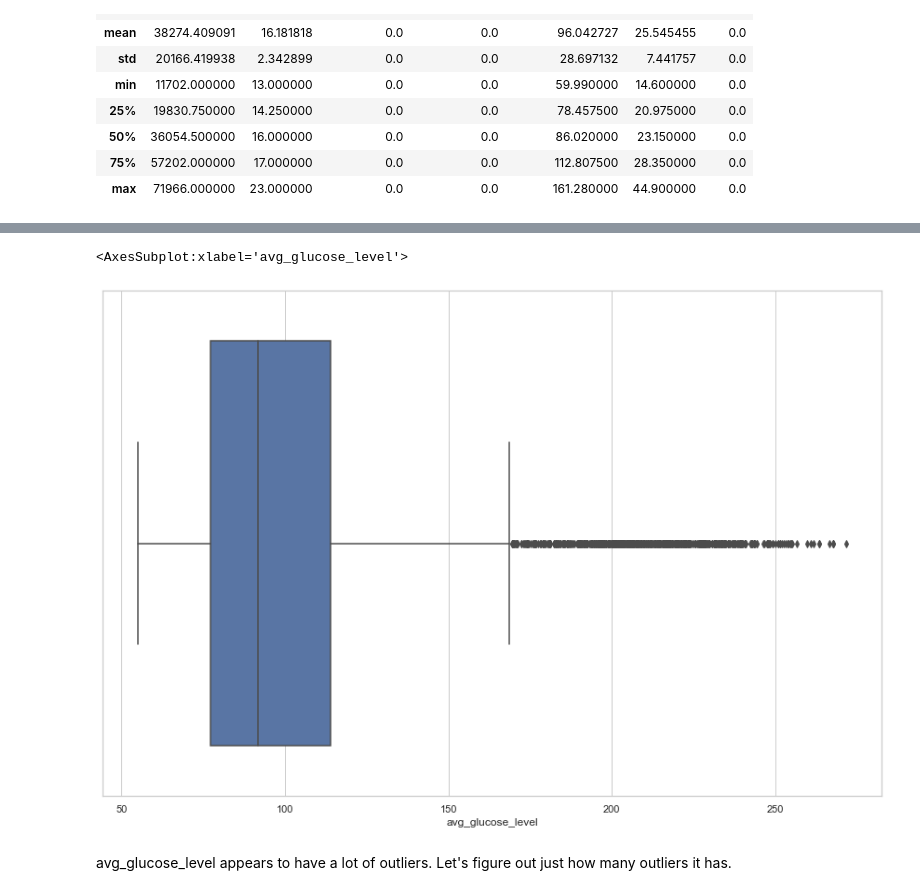
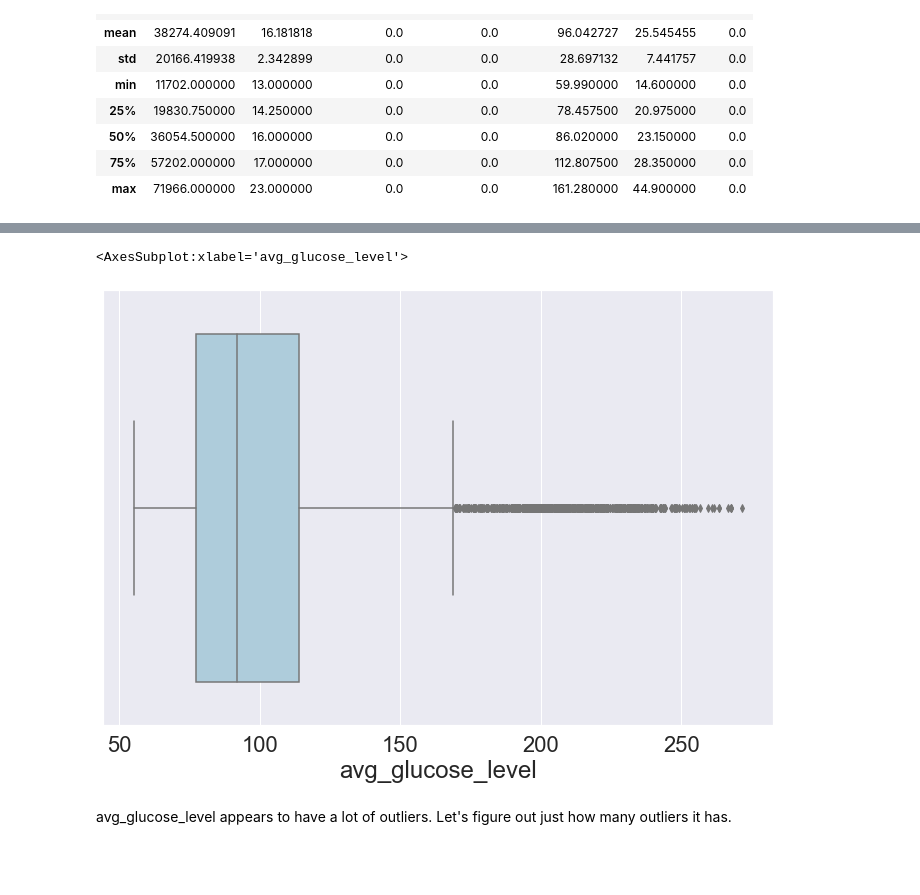
Before and after one commit to KyleSukley/StrokeData, a Jupyter notebook: StrokeData.ipynb, the cells around one changed output, grey strips where cells are left out. Saved outputs shown, nothing was run; the diff lists cells and outputs as text; code cells hidden in the pictures; blank space fills up the shorter version.

```diff
--- a/StrokeData.ipynb
+++ b/StrokeData.ipynb
@@ -127,5 +150,6 @@ One of the first things to look for when performing binary classification is tar
 # %%
 sns.set_theme(style="whitegrid")
+sns.set(font_scale=2)
 
 plt.figure(figsize=(8,6))
 sns.countplot(data=df, x='stroke', palette='Paired')
@@ -236,0 +225,12 @@ sns.boxenplot(x='age',data=df, palette='Paired')
+# %%
+fig, (ax1, ax2) = plt.subplots(2, figsize=(25,15))
+sns.set(font_scale=2)
+
+sns.boxenplot(ax=ax1, x='age', data=df, palette='Paired')
+sns.boxenplot(ax=ax2, x=df[df.stroke==1].age, data=df, palette='Paired')
+
+ax1.set_title('Overall Age Distribution',)
+ax2.set_title('Age Distribution of Stroke=1 Outcomes',)
+
+
+fig.tight_layout(pad=2.0)
@@ -307,0 +272,16 @@ df.bmi.isna().sum()
+# %%
+sns.set(font_scale=2)
+plt.figure(figsize=(30,30))
+ax1 = plt.subplot(321)
+ax2 = plt.subplot(323)
+ax3 = plt.subplot(325)
+ax4 = plt.subplot(222)
+ax5 = plt.subplot(224)
+
+sns.countplot(data=df, ax=ax1, x='Residence_type', palette='Paired',)
+sns.countplot(data=df, ax=ax2, x='ever_married',palette='Paired')
+sns.countplot(data=df, ax=ax3, x='hypertension', palette='Paired')
+sns.countplot(data=df, ax=ax4, x='heart_disease',  palette='Paired')
+sns.countplot(data=df, ax=ax5, x='smoking_status', palette='Paired')
+
+ax5.set_xticklabels(ax5.get_xticklabels(),rotation = 30, horizontalalignment='right')
@@ -329,9 +318,9 @@ sns.histplot(x='avg_glucose_level', data=df, palette='Paired')
 # %%
-plt.figure(figsize=(15,10))
-sns.boxplot(data=df, x='avg_glucose_level')
+plt.figure(figsize=(12,8))
+sns.boxplot(data=df, x='avg_glucose_level', palette='Paired')
 # %% [output]
 <AxesSubplot:xlabel='avg_glucose_level'>
-[figure, old version]
+[figure, new version]
 # %% [markdown]
 avg_glucose_level appears to have a lot of outliers. Let's figure out just how many outliers it has.
 # %%
```
Also changed, not shown: parts of 125 cells of this notebook.
